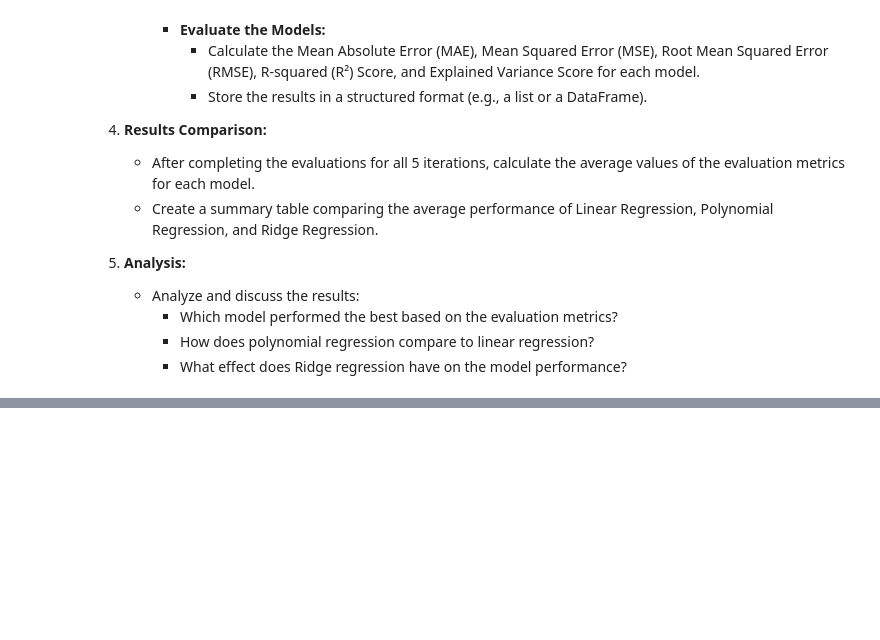
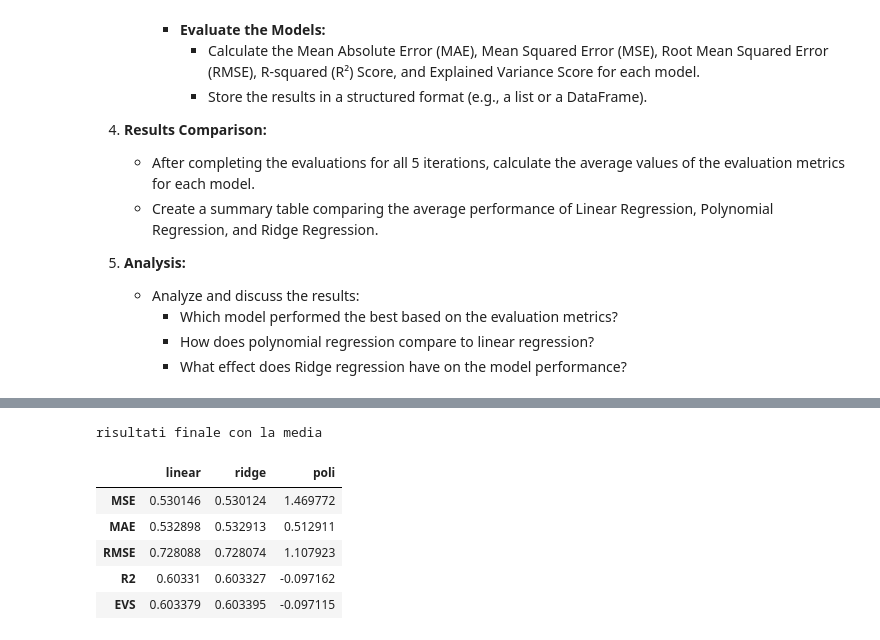
Before and after one commit to Andrew-brgl/ML, a Jupyter notebook: UNIVR_ML_Lab02_regression.ipynb, the cells around one changed output, grey strips where cells are left out. Cells and saved outputs as stored; diff of their text form; code cells hidden in the pictures; blank space fills up the shorter version.

```diff
--- a/UNIVR_ML_Lab02_regression.ipynb
+++ b/UNIVR_ML_Lab02_regression.ipynb
@@ -247,0 +326,17 @@ In this exercise, you will compare the performance of three different regression
+# %%
+final_res = pd.DataFrame({
+    "linear" : linear_res.mean(),
+    "ridge" : ridge_res.mean(),
+    "poli" : poli_res.mean()
+})
+
+print("\nrisultati finale con la media")
+display(final_res)
+# %% [output]
+risultati finale con la media
+|  | linear | ridge | poli |
+| MSE | 0.530146 | 0.530124 | 1.469772 |
+| MAE | 0.532898 | 0.532913 | 0.512911 |
+| RMSE | 0.728088 | 0.728074 | 1.107923 |
+| R2 | 0.60331 | 0.603327 | -0.097162 |
+| EVS | 0.603379 | 0.603395 | -0.097115 |
```
Also changed, not shown: parts of 4 cells of this notebook.
